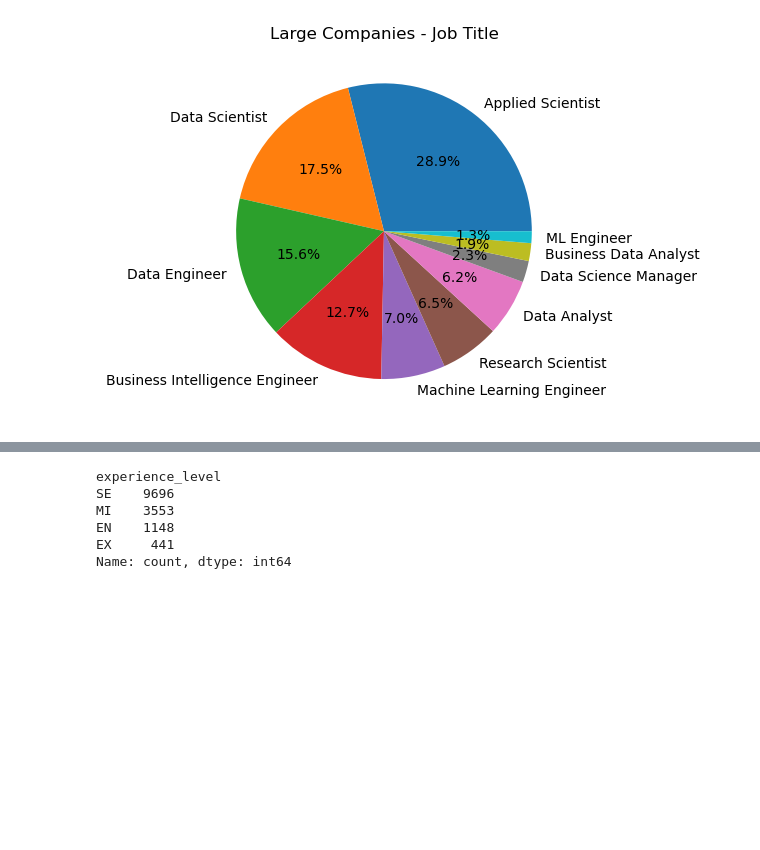
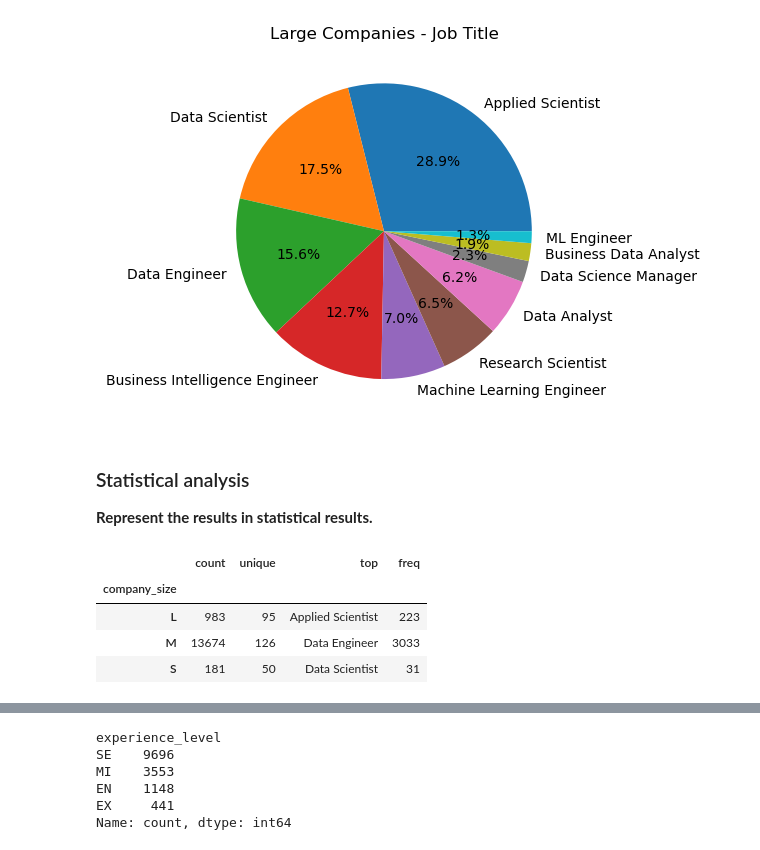
Before and after one commit to Starkilled1/Data-Salaries-2023-2024-analysis, a Jupyter notebook: Priscy.ipynb, the cells around one changed output, grey strips where cells are left out. Drawn from its saved outputs; the diff is of its cells as text; code cells hidden in the pictures; blank space fills up the shorter version.

```diff
--- a/Priscy.ipynb
+++ b/Priscy.ipynb
@@ -174,3 +174,17 @@ plt.show
 # %% [output]
 <function matplotlib.pyplot.show(close=None, block=None)>
 [figure]
+# %% [markdown]
+### Statistical analysis
+
+**Represent the results in statistical results.**
+# %%
+#Creation of a variable in which a statistical summary is grouped together.
+job_description_size=companysizedf.groupby('company_size')['job_title'].describe()
+job_description_size
+# %% [output]
+|  | count | unique | top | freq |
+| company_size |  |  |  |  |
+| L | 983 | 95 | Applied Scientist | 223 |
+| M | 13674 | 126 | Data Engineer | 3033 |
+| S | 181 | 50 | Data Scientist | 31 |
```
Also changed, not shown: parts of 20 cells of this notebook, 7 other files.
